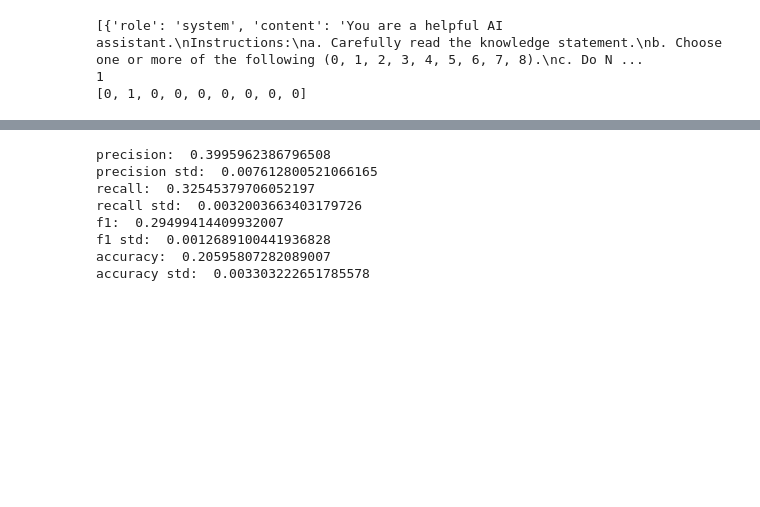
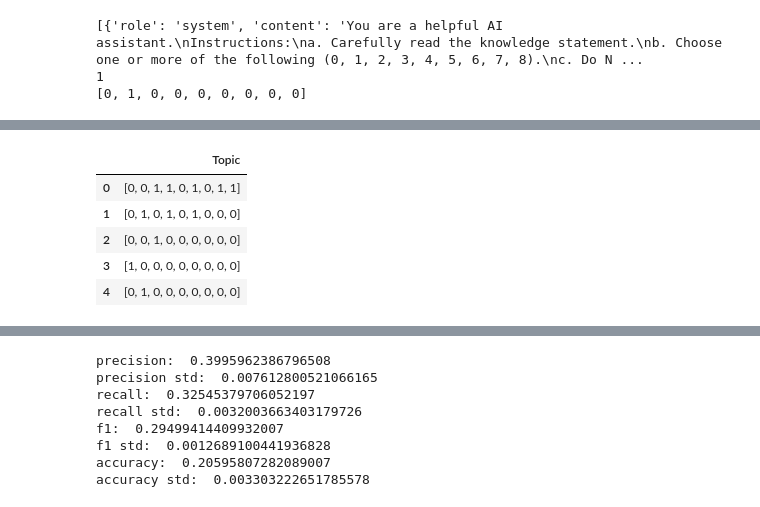
Before and after one commit to arthurnijdam/LLMedu, a Jupyter notebook: baselines/Zero_shot_ChatGPT.ipynb, the cells around one changed output, grey strips where cells are left out. Cells and saved outputs as stored; diff of their text form; code cells hidden in the pictures; blank space fills up the shorter version.

```diff
--- a/baselines/Zero_shot_ChatGPT.ipynb
+++ b/baselines/Zero_shot_ChatGPT.ipynb
@@ -120,11 +145,16 @@ Hello! How can I assist you today? 😊
 # %%
 import numpy as np
+# ChatGPT
+from openai import OpenAI
+
+client = OpenAI(api_key ="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",
+             )
 num_classes = 9
 KD = mergeds['topics'][2]
 query = label_KD_prompt(KD, KAs)
 print(query)
 response = client.chat.completions.create(
-    model="gpt-4o",
+    model="gpt-4o-mini",
     messages = query,
     stream = False)
 print(response.choices[0].message.content)
@@ -137,9 +167,3 @@ print(one_hot)
 [{'role': 'system', 'content': 'You are a helpful AI assistant.\nInstructions:\na. Carefully read the knowledge statement.\nb. Choose one or more of the following (0, 1, 2, 3, 4, 5, 6, 7, 8).\nc. Do N ...
 1
 [0, 1, 0, 0, 0, 0, 0, 0, 0]
-# %%
-response = client.chat.completions.create(
-    model="deepseek-chat",
-    messages = query,
-    stream = False)
-print(response.choices[0].message.content)
@@ -148,11 +169,0 @@ print(response.choices[0].message.content)
-# %%
-# ChatGPT
-from openai import OpenAI
-
-client = OpenAI(api_key ="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",
-             )
-response = client.chat.completions.create(
-    model="gpt-4o-mini",
-    messages = query,
-    stream = False)
-print(response.choices[0].message.content)
@@ -180,3 +189,12 @@ def Zero_Shot_sample(KD, deepseek=False):
     predicted_label = process_label(response.choices[0].message.content)
     one_hot =[1 if j in predicted_label else 0 for j in range(num_classes)]
     return one_hot
+# %%
+### Inserted after IEEE Reviewer comments
+#1. Load independent test set
+import pandas as pd
+test_df = pd.read_excel('/nobackup/proj/disk/naiss2024-22-903/personal/LLMedu/data/Topics_Annotation.xlsx')
+print(test_df.head())
+# label the test set using ChatGPT-4o-mini
+pred = test_df['Topic'].apply(Zero_Shot_sample)
+print(pred)
@@ -183 +219,12 @@ def Zero_Shot_sample(KD, deepseek=False):
+# %%
+pred.to_csv("output/pred_ZS_ChatGPT5.csv", index=False)
+pred2 = pd.read_csv("output/pred_ZS_ChatGPT5.csv")
+pred2.head()
+# %% [output]
+|  | Topic |
+| 0 | [0, 0, 1, 1, 0, 1, 0, 1, 1] |
+| 1 | [0, 1, 0, 1, 0, 1, 0, 0, 0] |
+| 2 | [0, 0, 1, 0, 0, 0, 0, 0, 0] |
+| 3 | [1, 0, 0, 0, 0, 0, 0, 0, 0] |
+| 4 | [0, 1, 0, 0, 0, 0, 0, 0, 0] |
 # %%
```
Also changed, not shown: parts of 11 cells of this notebook, 7 other files.
